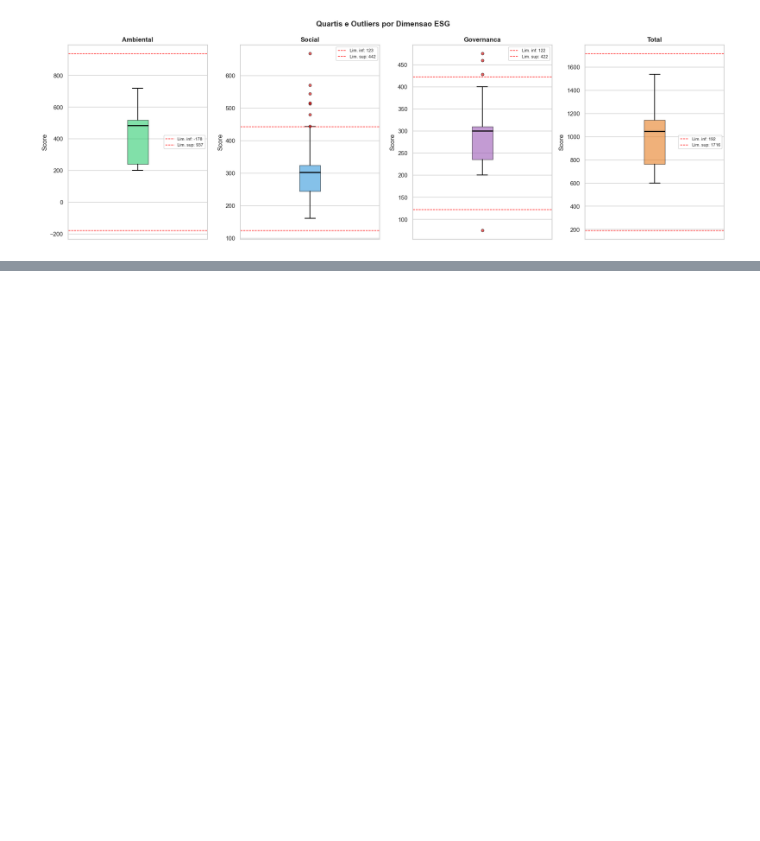
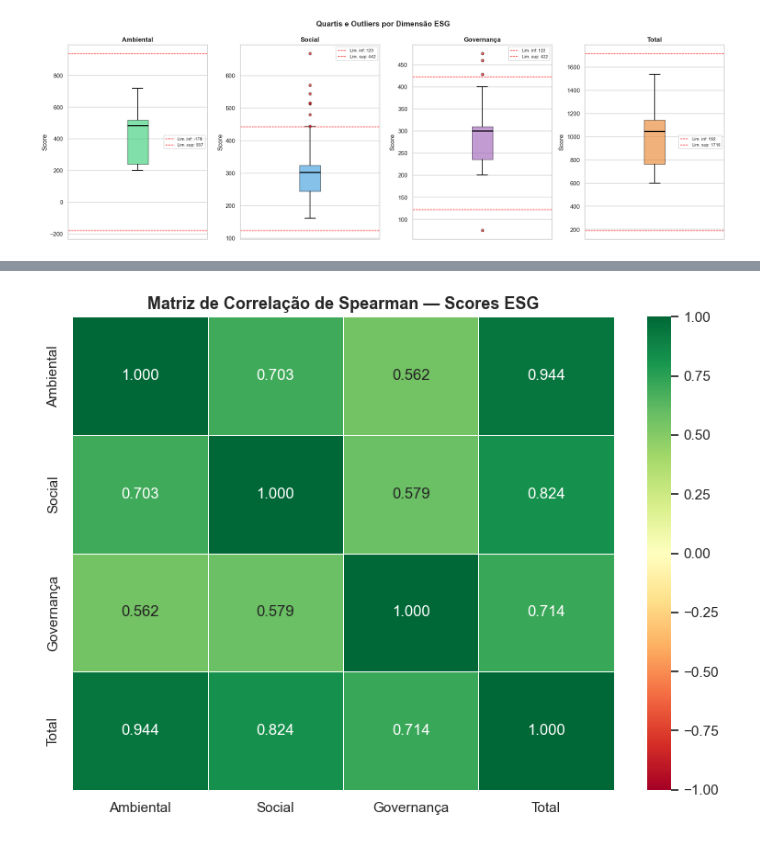
Before and after one commit to phelipecscosta/NorthData-Consulting-Classific-ESG-por-Machine-Learning, a Jupyter notebook: notebooks/01_eda_e_visualizacoes_analiticas.ipynb, the cells around one changed output, grey strips where cells are left out. Drawn from its saved outputs; the diff is of its cells as text; code cells hidden in the pictures; blank space fills up the shorter version.

```diff
--- a/notebooks/01_eda_e_visualizacoes_analiticas.ipynb
+++ b/notebooks/01_eda_e_visualizacoes_analiticas.ipynb
@@ -921,0 +1253,25 @@ plt.show()
+# %%
+# Matriz de correlacao completa entre todos os scores
+matriz_corr = df[cols_scores].corr(method="spearman").round(3)
+matriz_corr.index   = ["Ambiental", "Social", "Governança", "Total"]
+matriz_corr.columns = ["Ambiental", "Social", "Governança", "Total"]
+
+fig, ax = plt.subplots(figsize=(8, 6))
+sns.heatmap(
+    matriz_corr,
+    annot=True,
+    fmt=".3f",
+    cmap="RdYlGn",
+    center=0,
+    vmin=-1, vmax=1,
+    linewidths=0.5,
+    ax=ax
+)
+ax.set_title("Matriz de Correlação de Spearman — Scores ESG",
+             fontsize=13, fontweight="bold")
+
+plt.tight_layout()
+plt.savefig("../docs/viz_11_heatmap_correlacao.png", dpi=150, bbox_inches="tight")
+plt.show()
+# %% [output]
+[figure, added]
```
Also changed, not shown: parts of 27 cells of this notebook, 12 other files.
